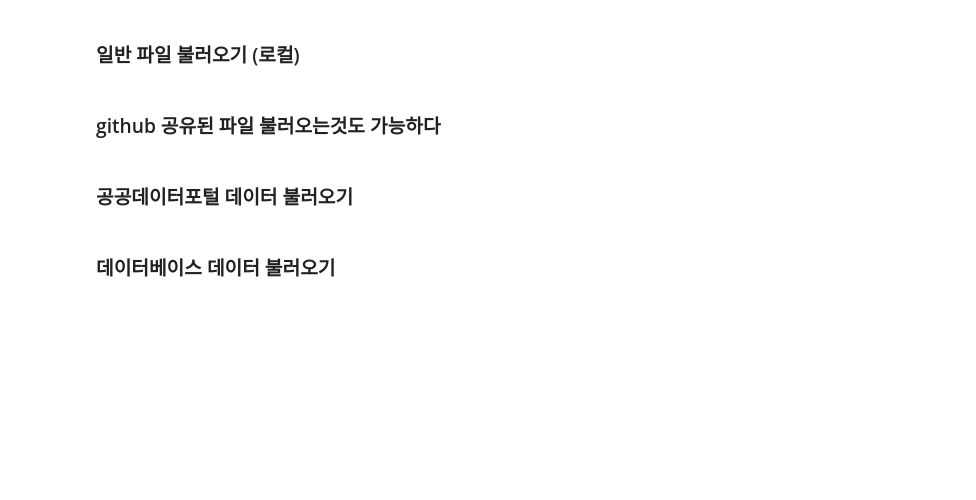
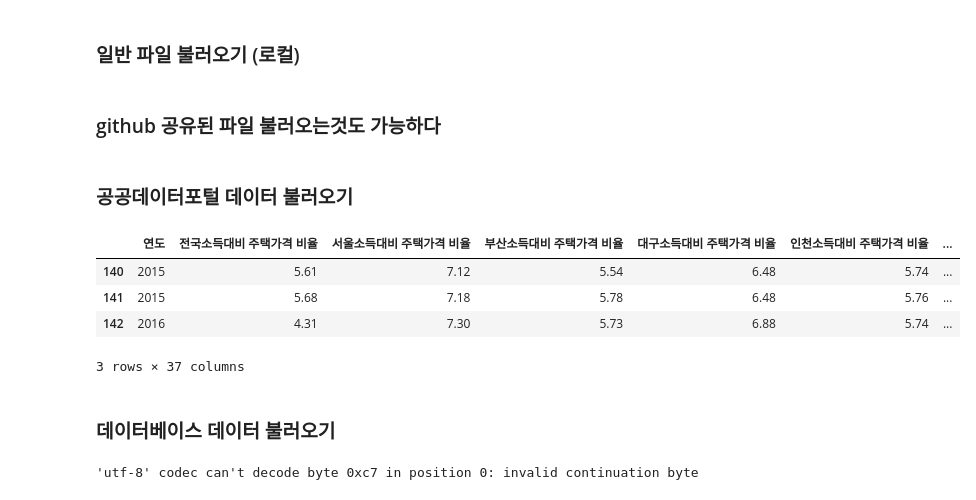
Before and after one commit to hyokwan/data_analysis_2025, a Jupyter notebook: 03. 데이터 불러오기/데이터_불러오기.ipynb, the cells around one changed output. Cells and saved outputs as stored; diff of their text form; code cells hidden in the pictures; blank space fills up the shorter version.

```diff
--- a/03. 데이터 불러오기/데이터_불러오기.ipynb
+++ b/03. 데이터 불러오기/데이터_불러오기.ipynb
@@ -24,6 +24,13 @@ carsDf = pd.read_csv(carDataPath)
 # %%
 pirPath = "https://www.data.go.kr/cmm/cmm/fileDownload.do?atchFileId=FILE_000000002999024&fileDetailSn=1&dataNm=%ED%95%9C%EA%B5%AD%EC%A3%BC%ED%83%9D%EA%B8%88%EC%9C%B5%EA%B3%B5%EC%82%AC_%EC%A3%BC%ED%83%9D%EA%B8%88%EC%9C%B5%EA%B4%80%EB%A0%A8%20%EC%A7%80%EC%88%98_20160101"
 pirDf = pd.read_csv( pirPath, encoding = "ms949" )
+pirDf.tail(3)
+# %% [output]
+|  | 연도 | 전국소득대비 주택가격 비율 | 서울소득대비 주택가격 비율 | 부산소득대비 주택가격 비율 | 대구소득대비 주택가격 비율 | 인천소득대비 주택가격 비율 | ... |
+| 140 | 2015 | 5.61 | 7.12 | 5.54 | 6.48 | 5.74 | ... |
+| 141 | 2015 | 5.68 | 7.18 | 5.78 | 6.48 | 5.76 | ... |
+| 142 | 2016 | 4.31 | 7.30 | 5.73 | 6.88 | 5.74 | ... |
+3 rows × 37 columns
 # %% [markdown]
 ### 데이터베이스 데이터 불러오기
 # %%
@@ -30,0 +43,9 @@ pirDf = pd.read_csv( pirPath, encoding = "ms949" )
+# %%
+for i in range(0,len(encodingMethod)):
+    eachEncoding = encodingMethod[i]
+    try:
+        csData = pd.read_csv("../dataset/join_region_master.csv", encoding = eachEncoding )
+    except Exception as e:
+        print(e)
+# %% [output]
+'utf-8' codec can't decode byte 0xc7 in position 0: invalid continuation byte
```
Also changed, not shown: parts of 5 cells of this notebook.
